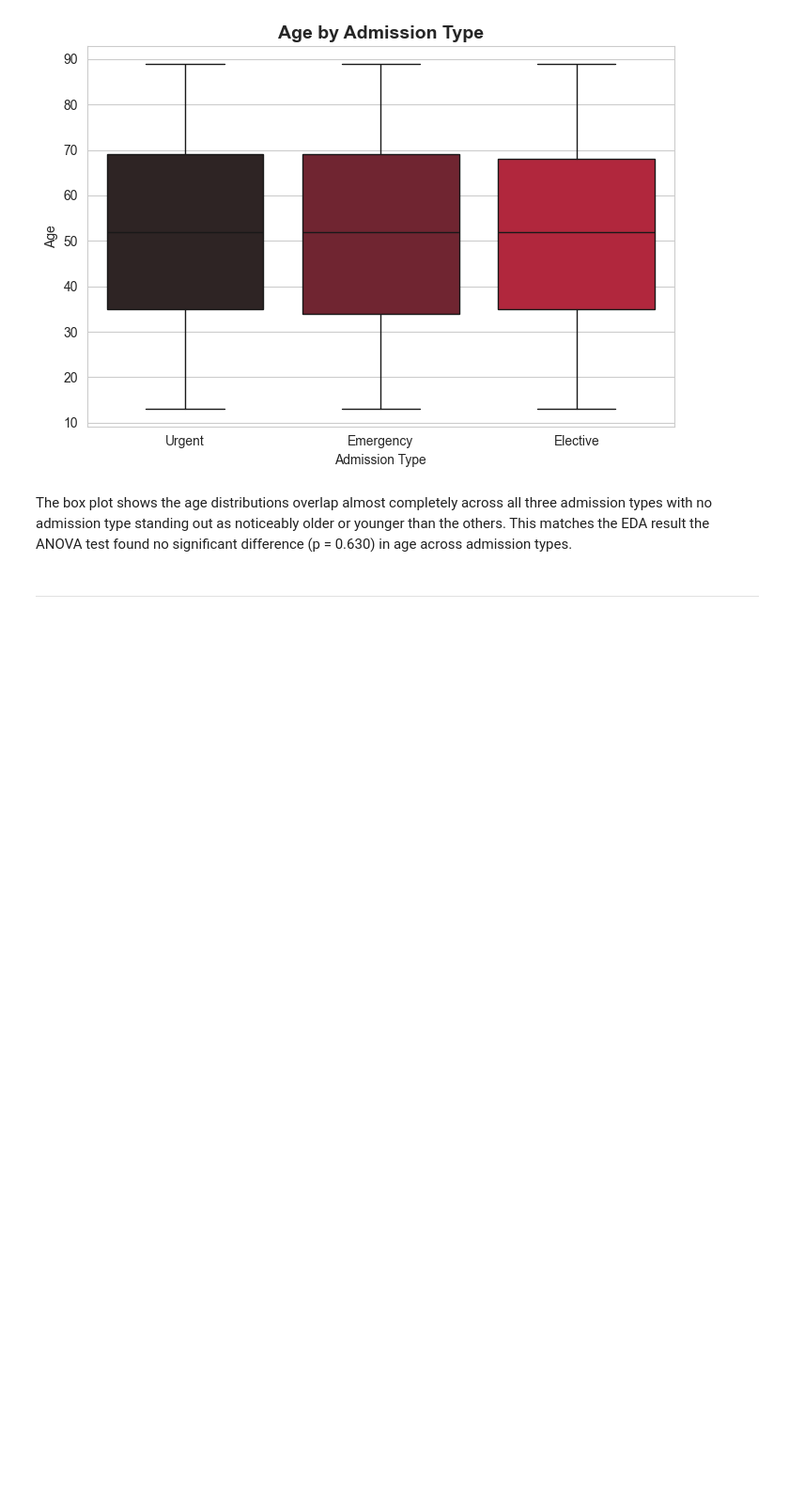
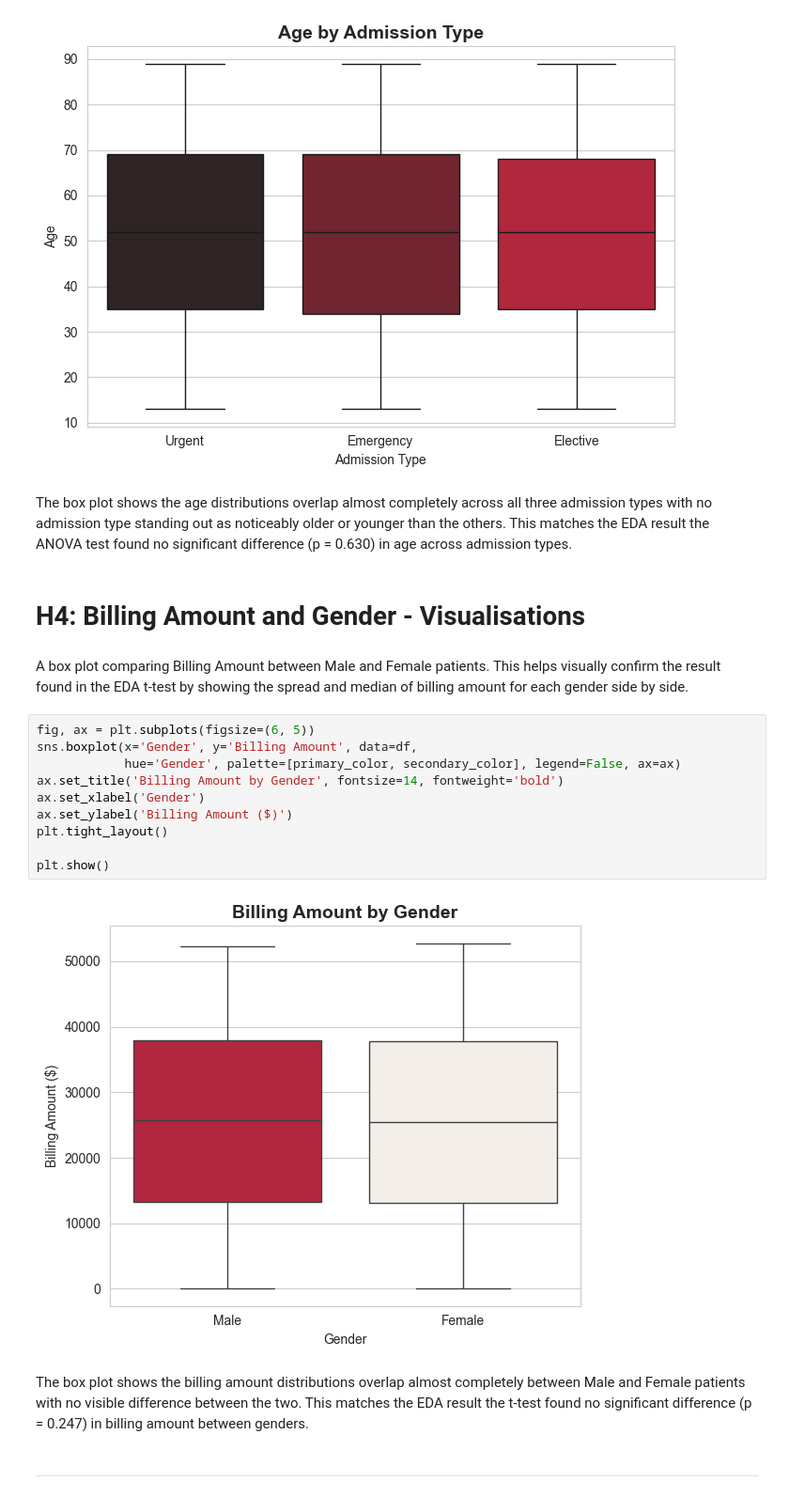
Before and after one commit to navmann99/Healthcare_Analysis, a Jupyter notebook: jupyter_notebooks/03-DataVisualisations.ipynb, the cells around one changed output. Shown at 94% size. Saved outputs shown, nothing was run; the diff lists cells and outputs as text; blank space fills up the shorter version.

Commit message:
h5 boxplot complete

```diff
--- a/jupyter_notebooks/03-DataVisualisations.ipynb
+++ b/jupyter_notebooks/03-DataVisualisations.ipynb
@@ -156,6 +156,24 @@ Setting a gradient palette using color= is deprecated and will be removed in v0.
 [figure]
 # %% [markdown]
 The box plot shows the age distributions overlap almost completely across all three admission types with no admission type standing out as noticeably older or younger than the others. This matches the EDA result the ANOVA test found no significant difference (p = 0.630) in age across admission types.
+# %% [markdown]
+# H4: Billing Amount and Gender - Visualisations
+# %% [markdown]
+A box plot comparing Billing Amount between Male and Female patients. This helps visually confirm the result found in the EDA t-test by showing the spread and median of billing amount for each gender side by side.
+# %%
+fig, ax = plt.subplots(figsize=(6, 5))
+sns.boxplot(x='Gender', y='Billing Amount', data=df,
+            hue='Gender', palette=[primary_color, secondary_color], legend=False, ax=ax)
+ax.set_title('Billing Amount by Gender', fontsize=14, fontweight='bold')
+ax.set_xlabel('Gender')
+ax.set_ylabel('Billing Amount ($)')
+plt.tight_layout()
+
+plt.show()
+# %% [output]
+[figure, added]
+# %% [markdown]
+The box plot shows the billing amount distributions overlap almost completely between Male and Female patients with no visible difference between the two. This matches the EDA result the t-test found no significant difference (p = 0.247) in billing amount between genders.
 # %% [markdown]
 ---
 # %% [markdown]
```
